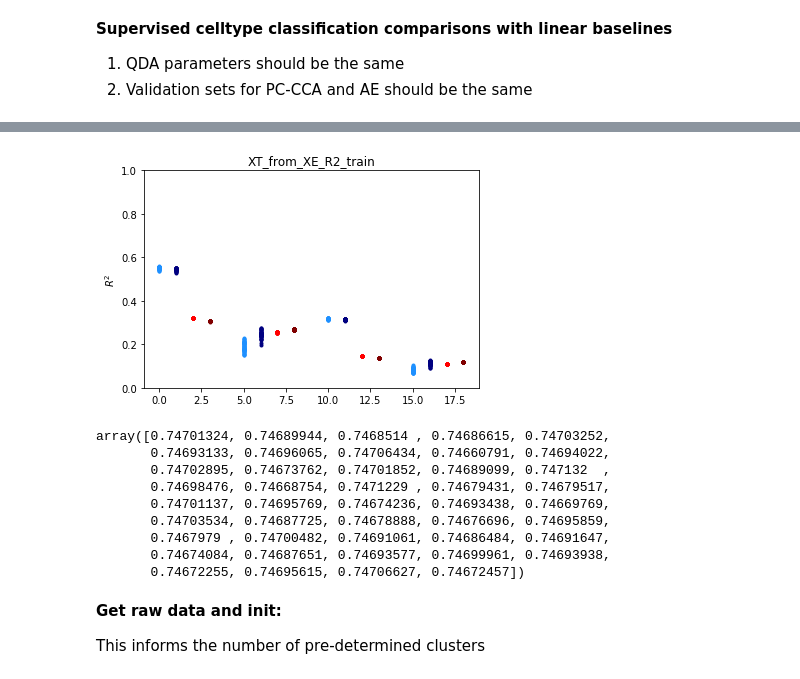
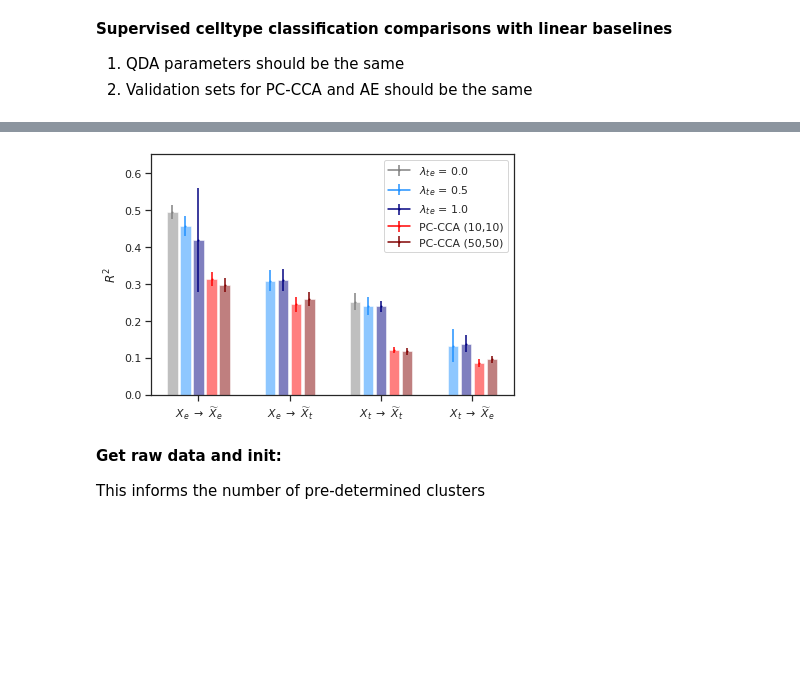
Before and after one commit to AllenInstitute/coupledAE-patchseq, a Jupyter notebook: analysis_baselines.ipynb, the cells around one changed output, grey strips where cells are left out. Cells and saved outputs as stored; diff of their text form; code cells hidden in the pictures; blank space fills up the shorter version.

```diff
--- a/analysis_baselines.ipynb
+++ b/analysis_baselines.ipynb
@@ -692,38 +680,50 @@ Recon_AE_NM_aT_1-0_aE_1-0_cs_1-0_ld_3_bs_200_se_500_ne_1500_.csv
 Recon_CCA_NM_10-10-pc_3.csv
 Recon_CCA_NM_50-50-pc_3.csv
-# %%
-col = ['dodgerblue','navy','red','maroon']
-lbl = [r'$\lambda_{te}$ = 0.5',r'$\lambda_{te}$ = 1.0','PC-CCA (10,10)','PC-CCA (50,50)']
-plt.figure(figsize=(6,4))
-for grp,key in enumerate(['XE_from_XE_R2_',
-             'XE_from_XT_R2_',
-             'XT_from_XT_R2_',
-             'XT_from_XE_R2_']):
-    key = key+'train'
-    for i,df in enumerate(df_list):
-
-        plt.plot((i+(5*grp))*np.ones(df[key].values.shape),df[key].values,'.',color=col[i],label=lbl[i])
-        #plt.legend()
-        ax = plt.gca()
-        ax.set_ylim(0,1)
-        #ax.set_xlim(-1,5)
-        ax.set_xlabel('')
-        ax.set_ylabel(r'$R^2$')
-        #ax.set_title(key)
-# %% [output]
-[figure, removed]
-# %%
-df_list[0][key].values
-# %% [output]
-array([0.74701324, 0.74689944, 0.7468514 , 0.74686615, 0.74703252,
-       0.74693133, 0.74696065, 0.74706434, 0.74660791, 0.74694022,
-       0.74702895, 0.74673762, 0.74701852, 0.74689099, 0.747132  ,
-       0.74698476, 0.74668754, 0.7471229 , 0.74679431, 0.74679517,
-       0.74701137, 0.74695769, 0.74674236, 0.74693438, 0.74669769,
-       0.74703534, 0.74687725, 0.74678888, 0.74676696, 0.74695859,
-       0.7467979 , 0.74700482, 0.74691061, 0.74686484, 0.74691647,
-       0.74674084, 0.74687651, 0.74693577, 0.74699961, 0.74693938,
-       0.74672255, 0.74695615, 0.74706627, 0.74672457])
+# %%
+col = ['gray',\
+       'dodgerblue','navy',\
+       'red','maroon']
+
+#r'$\lambda_{te}$ = 0.5 (aug)',r'$\lambda_{te}$ = 1.0 (aug)',\
+lbl = [r'$\lambda_{te}$ = 0.0',
+       r'$\lambda_{te}$ = 0.5',r'$\lambda_{te}$ = 1.0',\
+       'PC-CCA (10,10)','PC-CCA (50,50)']
+h_list=[]
+plt.figure(figsize=(6,4))
+for grp,key in enumerate(['XE_from_XE_',
+                          'XE_from_XT_',
+                          'XT_from_XT_',
+                          'XT_from_XE_']):
+    meas = 'R2_val'
+    key = key+meas
+    for i,df in enumerate(df_list):
+
+        if (key in ['XE_from_XT_'+meas,'XT_from_XE_'+meas]):
+            if i not in [0]: #Ignore cross modal reconstruction for lambda_TE=0
+                plt.bar((i-0.5+(7*grp)),np.mean(df[key].values),color=col[i],alpha=0.5)
+                h = plt.errorbar((i-0.5+(7*grp)),np.mean(df[key].values),np.std(df[key].values),marker='o',ms=1,color=col[i],label=lbl[i])
+        else:
+            plt.bar((i+(7*grp)),np.mean(df[key].values),color=col[i],alpha=0.5)
+            h = plt.errorbar((i+(7*grp)),np.mean(df[key].values),np.std(df[key].values),marker='o',ms=1,color=col[i],label=lbl[i])
+
+            if grp==0:
+                h_list.append(h) #To get handles for legends
+
+plt.legend(handles=h_list,labels=lbl)
+ax = plt.gca()
+ax.set_ylim(0,0.65)
+ax.set_xlabel('')
+ax.set_xticks(np.array([0,1,2,3])*7+2.0)
+ax.set_xticklabels([r'$X_{e}$ $\rightarrow$ $\widetilde{X}_{e}$',
+                    r'$X_{e}$ $\rightarrow$ $\widetilde{X}_{t}$',
+                    r'$X_{t}$ $\rightarrow$ $\widetilde{X}_{t}$',
+                    r'$X_{t}$ $\rightarrow$ $\widetilde{X}_{e}$',])
+ax.set_ylabel(r'$R^2$')
+plt.tight_layout()
+plt.savefig('/home/rohan/Dropbox/AllenInstitute/CellTypes/doc/Patchseq_NM_2020/Reconstructions'+meas+'.png',dpi=300)
+plt.show()
+# %% [output]
+[figure, added]
 # %% [markdown]
 **Get raw data and init:**
 
```
Also changed, not shown: parts of 14 cells of this notebook.
